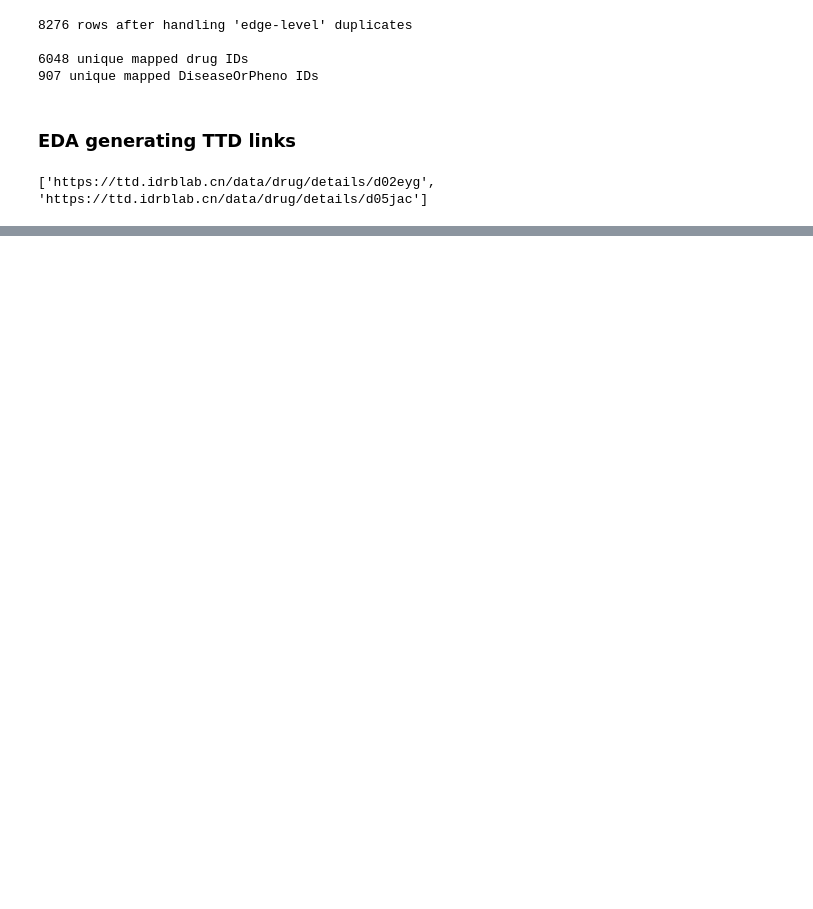
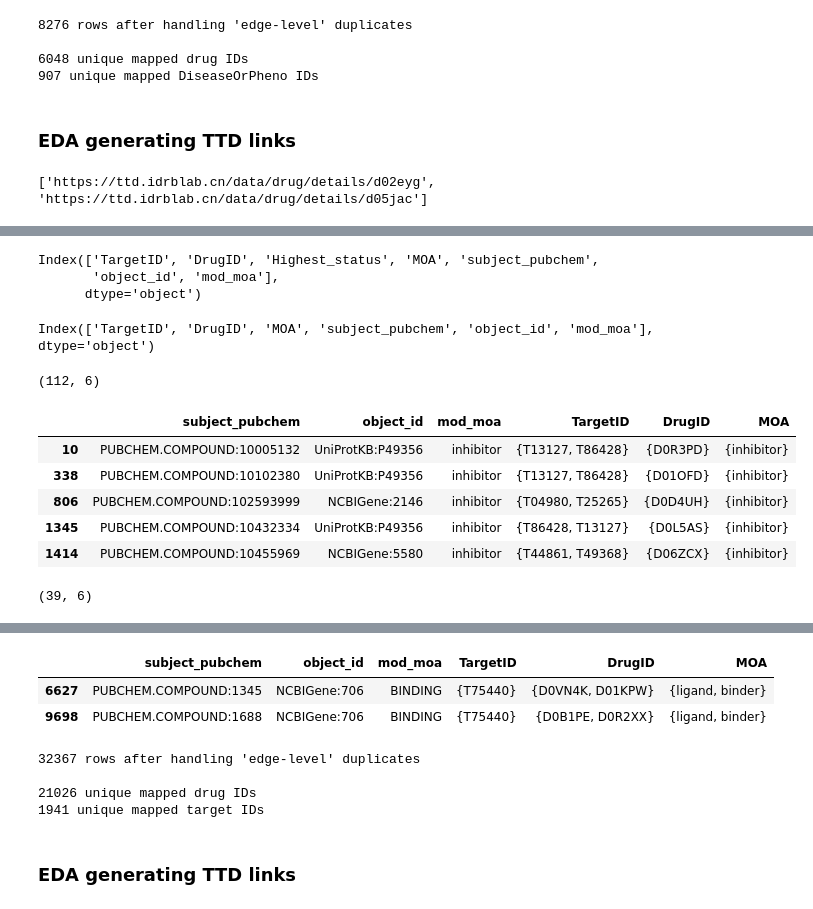
Before and after one commit to NCATSTranslator/translator-ingests, a Jupyter notebook: src/translator_ingest/ingests/ttd/parser-and-eda.ipynb, the cells around one changed output, grey strips where cells are left out. Cells and saved outputs as stored; diff of their text form; code cells hidden in the pictures; blank space fills up the shorter version.

```diff
--- a/src/translator_ingest/ingests/ttd/parser-and-eda.ipynb
+++ b/src/translator_ingest/ingests/ttd/parser-and-eda.ipynb
@@ -1168,0 +2202,13 @@ for i in df["subject_ttd_drug"]:
+# %%
+## current MOA values with the same data-modeling
+
+BINDING_TYPES = {"binder", "ligand"}
+
+BLOCKING_TYPES = {"blocker", "blocker (channel blocker)"}
+# %%
+df_07["mod_moa"] = [
+    "BINDING" if i in BINDING_TYPES \
+    else "BLOCKING" if i in BLOCKING_TYPES \
+    else i
+    for i in df_07["MOA"]
+]
@@ -1168,0 +2237,39 @@ for i in df["subject_ttd_drug"]:
+# %%
+## only for notebook: remove Highest_status column
+
+df_07.columns
+
+df_07.drop(columns="Highest_status", inplace=True)
+
+df_07.columns
+# %% [output]
+Index(['TargetID', 'DrugID', 'Highest_status', 'MOA', 'subject_pubchem',
+       'object_id', 'mod_moa'],
+      dtype='object')
+Index(['TargetID', 'DrugID', 'MOA', 'subject_pubchem', 'object_id', 'mod_moa'], dtype='object')
+# %%
+## INCLUDE in parser
+
+cols_define_edge = ["subject_pubchem", "object_id", "mod_moa"]
+df_07 = df_07.groupby(by=cols_define_edge).agg(set).reset_index().copy()
+# %%
+## EDA only
+
+df_07[df_07["TargetID"].map(len) > 1].shape
+df_07[df_07["TargetID"].map(len) > 1][0:5]
+
+
+df_07[df_07["DrugID"].map(len) > 1].shape
+df_07[df_07["DrugID"].map(len) > 1][0:5]
+
+
+df_07[df_07["MOA"].map(len) > 1]
+# %% [output]
+(112, 6)
+|  | subject_pubchem | object_id | mod_moa | TargetID | DrugID | MOA |
+| 10 | PUBCHEM.COMPOUND:10005132 | UniProtKB:P49356 | inhibitor | {T13127, T86428} | {D0R3PD} | {inhibitor} |
+| 338 | PUBCHEM.COMPOUND:10102380 | UniProtKB:P49356 | inhibitor | {T13127, T86428} | {D01OFD} | {inhibitor} |
+| 806 | PUBCHEM.COMPOUND:102593999 | NCBIGene:2146 | inhibitor | {T04980, T25265} | {D0D4UH} | {inhibitor} |
+| 1345 | PUBCHEM.COMPOUND:10432334 | UniProtKB:P49356 | inhibitor | {T86428, T13127} | {D0L5AS} | {inhibitor} |
+| 1414 | PUBCHEM.COMPOUND:10455969 | NCBIGene:5580 | inhibitor | {T44861, T49368} | {D06ZCX} | {inhibitor} |
+(39, 6)
@@ -1168,0 +2282,18 @@ for i in df["subject_ttd_drug"]:
+|  | subject_pubchem | object_id | mod_moa | TargetID | DrugID | MOA |
+| 6627 | PUBCHEM.COMPOUND:1345 | NCBIGene:706 | BINDING | {T75440} | {D0VN4K, D01KPW} | {ligand, binder} |
+| 9698 | PUBCHEM.COMPOUND:1688 | NCBIGene:706 | BINDING | {T75440} | {D0B1PE, D0R2XX} | {ligand, binder} |
+# %%
+## INCLUDE in parser -> log
+
+print(f"{df_07.shape[0]} rows after handling 'edge-level' duplicates\n")
+
+print(f"{df_07["subject_pubchem"].nunique()} unique mapped drug IDs")
+
+print(f"{df_07["object_id"].nunique()} unique mapped target IDs")
+
+## doesn't work because MOA is now a set
+# %% [output]
+32367 rows after handling 'edge-level' duplicates
+
+21026 unique mapped drug IDs
+1941 unique mapped target IDs
@@ -1168,0 +2303,2 @@ for i in df["subject_ttd_drug"]:
+# %% [markdown]
+### EDA generating TTD links
```
Also changed, not shown: parts of 125 cells of this notebook, 2 other files.
